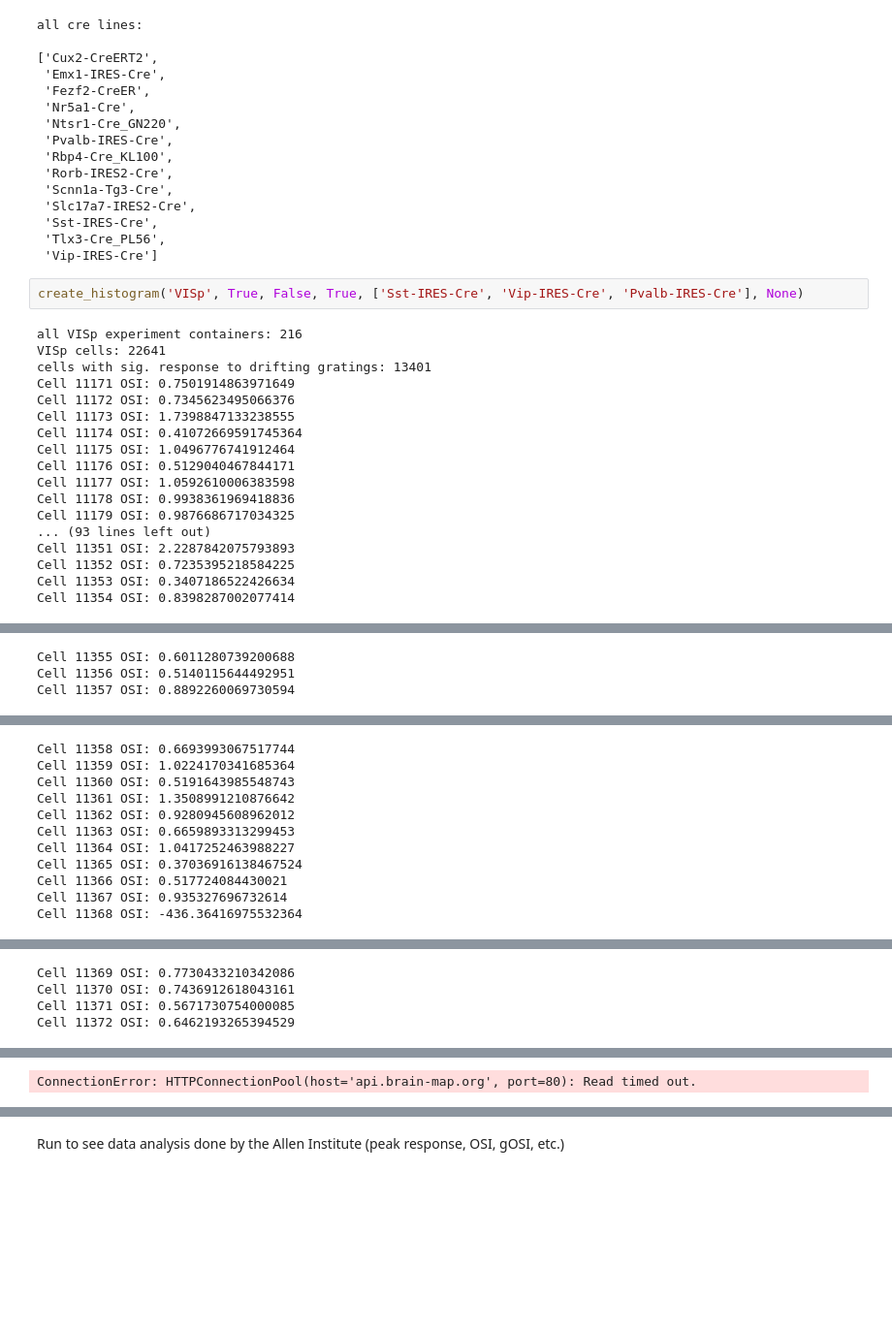
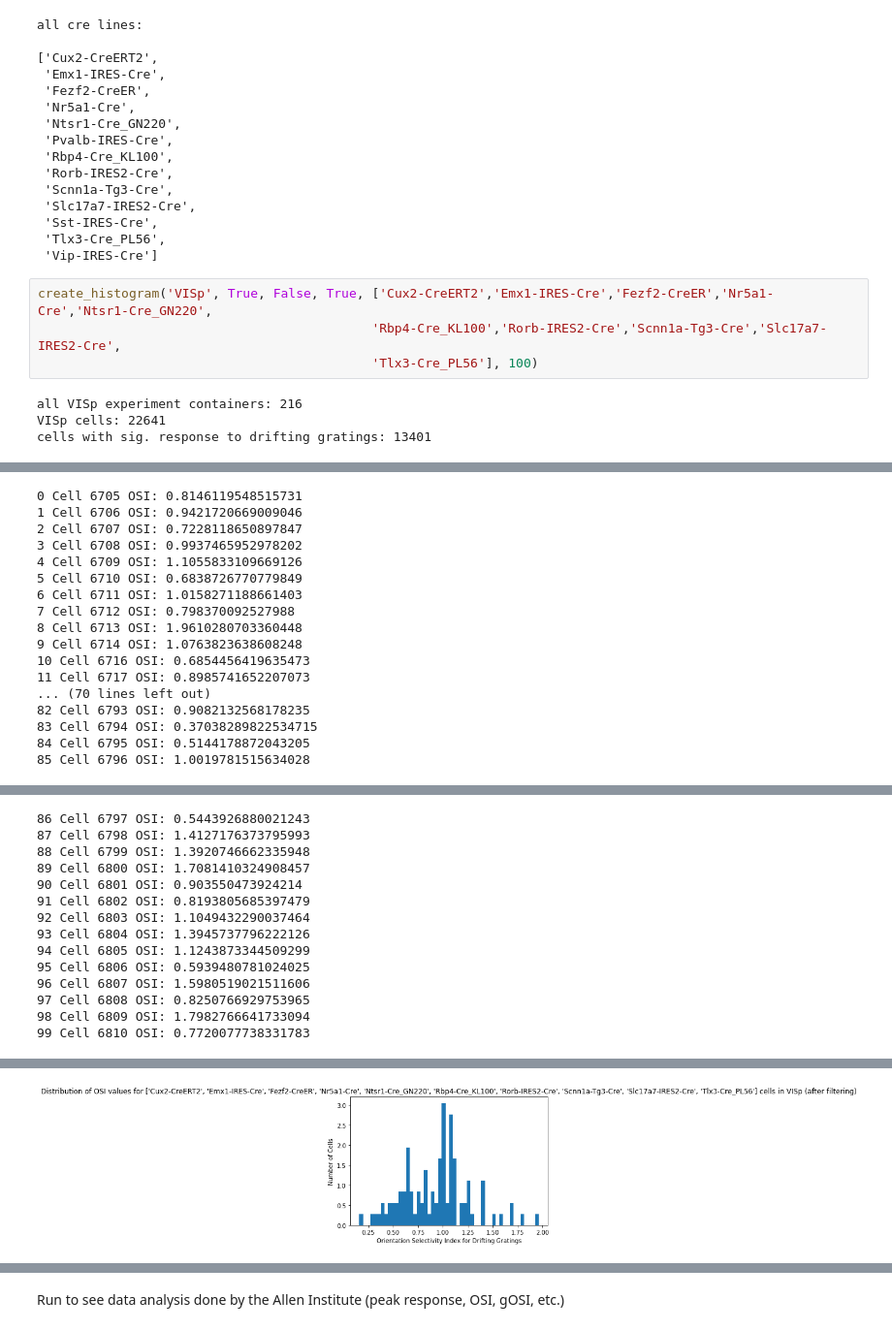
Before and after one commit to ejyu-git/allen-data-proj, a Jupyter notebook: drifting_gratings.ipynb, the cells around one changed output, grey strips where cells are left out. Shown at 97% size. Cells and saved outputs as stored; diff of their text form; blank space fills up the shorter version.

```diff
--- a/drifting_gratings.ipynb
+++ b/drifting_gratings.ipynb
@@ -395,22 +402,10 @@ all cre lines:
  'Tlx3-Cre_PL56',
  'Vip-IRES-Cre']
 # %%
-create_histogram('VISp', True, False, True, ['Sst-IRES-Cre', 'Vip-IRES-Cre', 'Pvalb-IRES-Cre'], None)
+create_histogram('VISp', True, False, True, ['Cux2-CreERT2','Emx1-IRES-Cre','Fezf2-CreER','Nr5a1-Cre','Ntsr1-Cre_GN220',
+                                            'Rbp4-Cre_KL100','Rorb-IRES2-Cre','Scnn1a-Tg3-Cre','Slc17a7-IRES2-Cre',
+                                            'Tlx3-Cre_PL56'], 100)
 # %% [output]
 all VISp experiment containers: 216
 VISp cells: 22641
 cells with sig. response to drifting gratings: 13401
-Cell 11171 OSI: 0.7501914863971649
-Cell 11172 OSI: 0.7345623495066376
-Cell 11173 OSI: 1.7398847133238555
-Cell 11174 OSI: 0.41072669591745364
-Cell 11175 OSI: 1.0496776741912464
-Cell 11176 OSI: 0.5129040467844171
-Cell 11177 OSI: 1.0592610006383598
-Cell 11178 OSI: 0.9938361969418836
-Cell 11179 OSI: 0.9876686717034325
-... (93 lines left out)
-Cell 11351 OSI: 2.2287842075793893
-Cell 11352 OSI: 0.7235395218584225
-Cell 11353 OSI: 0.3407186522426634
-Cell 11354 OSI: 0.8398287002077414
@@ -418,3 +413,17 @@ Cell 11354 OSI: 0.8398287002077414
-Cell 11355 OSI: 0.6011280739200688
-Cell 11356 OSI: 0.5140115644492951
-Cell 11357 OSI: 0.8892260069730594
+0 Cell 6705 OSI: 0.8146119548515731
+1 Cell 6706 OSI: 0.9421720669009046
+2 Cell 6707 OSI: 0.7228118650897847
+3 Cell 6708 OSI: 0.9937465952978202
+4 Cell 6709 OSI: 1.1055833109669126
+5 Cell 6710 OSI: 0.6838726770779849
+6 Cell 6711 OSI: 1.0158271188661403
+7 Cell 6712 OSI: 0.798370092527988
+8 Cell 6713 OSI: 1.9610280703360448
+9 Cell 6714 OSI: 1.0763823638608248
+10 Cell 6716 OSI: 0.6854456419635473
+11 Cell 6717 OSI: 0.8985741652207073
+... (70 lines left out)
+82 Cell 6793 OSI: 0.9082132568178235
+83 Cell 6794 OSI: 0.37038289822534715
+84 Cell 6795 OSI: 0.5144178872043205
+85 Cell 6796 OSI: 1.0019781515634028
@@ -422,11 +431,14 @@ Cell 11357 OSI: 0.8892260069730594
-Cell 11358 OSI: 0.6693993067517744
-Cell 11359 OSI: 1.0224170341685364
-Cell 11360 OSI: 0.5191643985548743
-Cell 11361 OSI: 1.3508991210876642
-Cell 11362 OSI: 0.9280945608962012
-Cell 11363 OSI: 0.6659893313299453
-Cell 11364 OSI: 1.0417252463988227
-Cell 11365 OSI: 0.37036916138467524
-Cell 11366 OSI: 0.517724084430021
-Cell 11367 OSI: 0.935327696732614
-Cell 11368 OSI: -436.36416975532364
+86 Cell 6797 OSI: 0.5443926880021243
+87 Cell 6798 OSI: 1.4127176373795993
+88 Cell 6799 OSI: 1.3920746662335948
+89 Cell 6800 OSI: 1.7081410324908457
+90 Cell 6801 OSI: 0.903550473924214
+91 Cell 6802 OSI: 0.8193805685397479
+92 Cell 6803 OSI: 1.1049432290037464
+93 Cell 6804 OSI: 1.3945737796222126
+94 Cell 6805 OSI: 1.1243873344509299
+95 Cell 6806 OSI: 0.5939480781024025
+96 Cell 6807 OSI: 1.5980519021511606
+97 Cell 6808 OSI: 0.8250766929753965
+98 Cell 6809 OSI: 1.7982766641733094
+99 Cell 6810 OSI: 0.7720077738331783
@@ -434,4 +444,0 @@ Cell 11368 OSI: -436.36416975532364
-Cell 11369 OSI: 0.7730433210342086
-Cell 11370 OSI: 0.7436912618043161
-Cell 11371 OSI: 0.5671730754000085
-Cell 11372 OSI: 0.6462193265394529
@@ -440,2 +445,2 @@ Cell 11372 OSI: 0.6462193265394529
-ConnectionError: HTTPConnectionPool(host='api.brain-map.org', port=80): Read timed out.
+[figure, added]
 # %%
```
Also changed, not shown: parts of 3 cells of this notebook.
